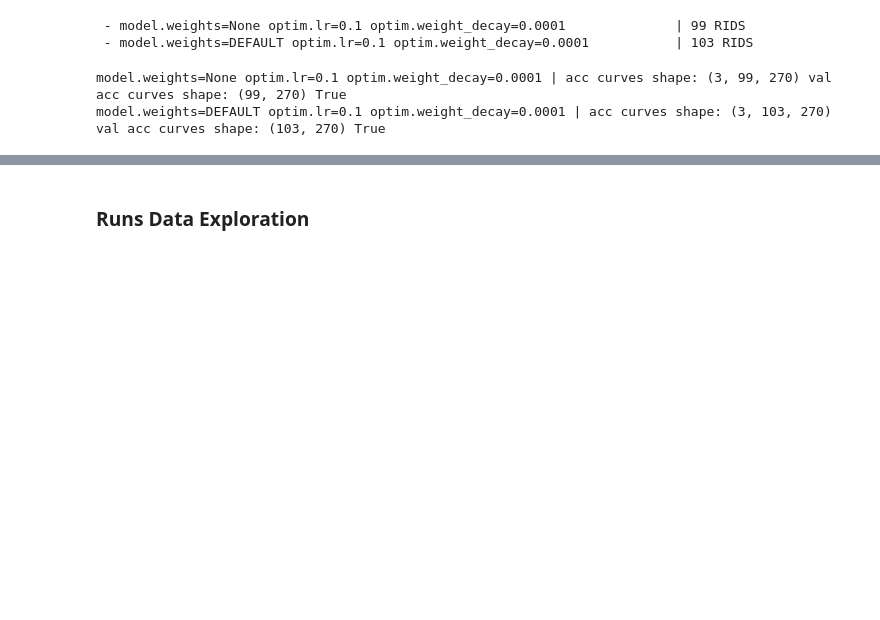
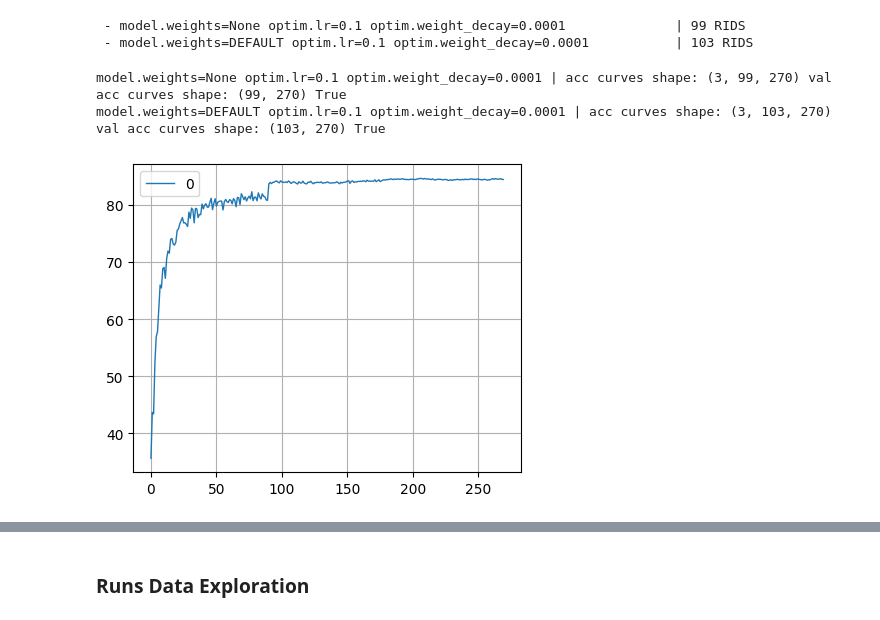
Before and after one commit to drothermel/dr_gen, a Jupyter notebook: notebooks/plot_util_examples.ipynb, the cells around one changed output, grey strips where cells are left out. Drawn from its saved outputs; the diff is of its cells as text; code cells hidden in the pictures; blank space fills up the shorter version.

Commit message:
tested rg utils with plotting utils and fixed some bugs, summary not working yet

```diff
--- a/notebooks/plot_util_examples.ipynb
+++ b/notebooks/plot_util_examples.ipynb
@@ -141,3 +144,10 @@ for hpm_ind, hpm in enumerate(runs):
 # %% [output]
 model.weights=None optim.lr=0.1 optim.weight_decay=0.0001 | acc curves shape: (3, 99, 270) val acc curves shape: (99, 270) True
 model.weights=DEFAULT optim.lr=0.1 optim.weight_decay=0.0001 | acc curves shape: (3, 103, 270) val acc curves shape: (103, 270) True
+# %%
+hpm_ind = 0
+cp.line_plot(
+    val_acc1_curves[hpm_ind][0],
+)
+# %% [output]
+[figure, added]
```
Also changed, not shown: parts of 7 cells of this notebook, 2 other files.
